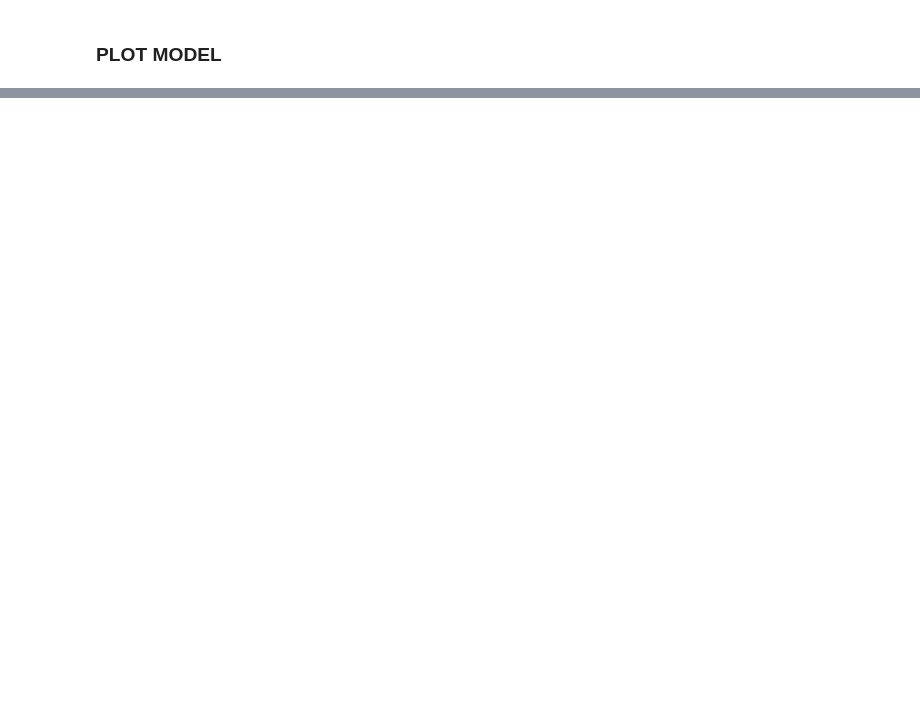
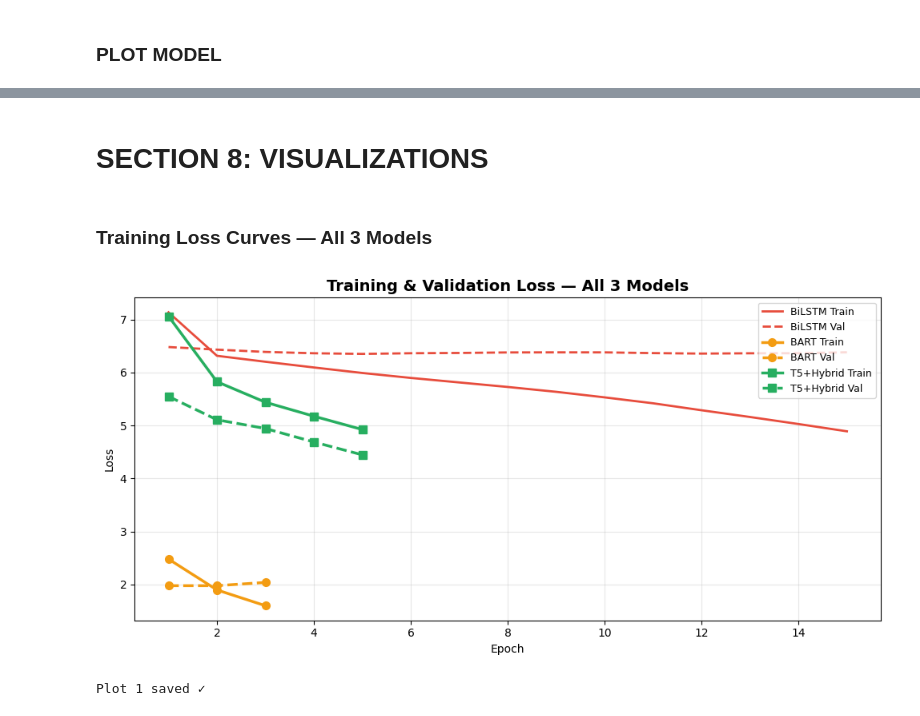
Before and after one commit to moonlightaliza/headline-generation-nlp, a Jupyter notebook: nlp_project.ipynb, the cells around one changed output, grey strips where cells are left out. Drawn from its saved outputs; the diff is of its cells as text; code cells hidden in the pictures; blank space fills up the shorter version.

```diff
--- a/nlp_project.ipynb
+++ b/nlp_project.ipynb
@@ -918,0 +1338,2 @@ plt.show()
+# %% [markdown]
+# SECTION 8: VISUALIZATIONS
@@ -918,0 +1356,41 @@ plt.show()
+# %% [markdown]
+### Training Loss Curves — All 3 Models
+# %%
+fig, ax = plt.subplots(figsize=(10, 5))
+
+# BiLSTM (from Division 1 history)
+lstm_epochs      = range(1, len(history.history['loss']) + 1)
+lstm_train_loss  = history.history['loss']
+lstm_val_loss    = history.history['val_loss']
+
+ax.plot(lstm_epochs, lstm_train_loss, color='#e74c3c', linestyle='-',
+        linewidth=2, label='BiLSTM Train')
+ax.plot(lstm_epochs, lstm_val_loss,   color='#e74c3c', linestyle='--',
+        linewidth=2, label='BiLSTM Val')
+
+# BART
+bart_epochs = range(1, len(train_losses) + 1)
+ax.plot(bart_epochs, train_losses, color='#f39c12', linestyle='-',
+        linewidth=2.5, marker='o', markersize=7, label='BART Train')
+ax.plot(bart_epochs, val_losses,   color='#f39c12', linestyle='--',
+        linewidth=2.5, marker='o', markersize=7, label='BART Val')
+
+# T5 + Hybrid
+t5_epochs = range(1, len(t5_train_losses) + 1)
+ax.plot(t5_epochs, t5_train_losses, color='#27ae60', linestyle='-',
+        linewidth=2.5, marker='s', markersize=7, label='T5+Hybrid Train')
+ax.plot(t5_epochs, t5_val_losses,   color='#27ae60', linestyle='--',
+        linewidth=2.5, marker='s', markersize=7, label='T5+Hybrid Val')
+
+ax.set_title('Training & Validation Loss — All 3 Models', fontsize=14, fontweight='bold')
+ax.set_xlabel('Epoch')
+ax.set_ylabel('Loss')
+ax.legend(loc='upper right', fontsize=9)
+ax.grid(True, alpha=0.3)
+plt.tight_layout()
+plt.savefig('/content/drive/MyDrive/NLP_Project/plots/plot1_loss_curves.png', dpi=150)
+plt.show()
+print("Plot 1 saved ✓")
+# %% [output]
+[figure, added]
+Plot 1 saved ✓
```
Also changed, not shown: parts of 37 cells of this notebook, 1 other file.
